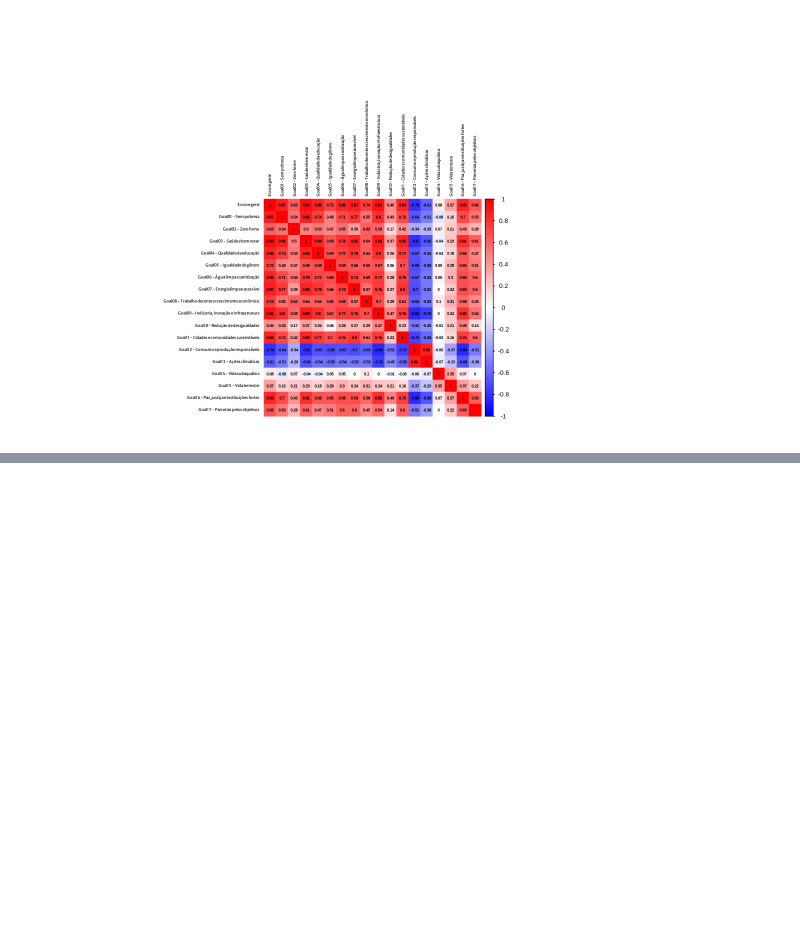
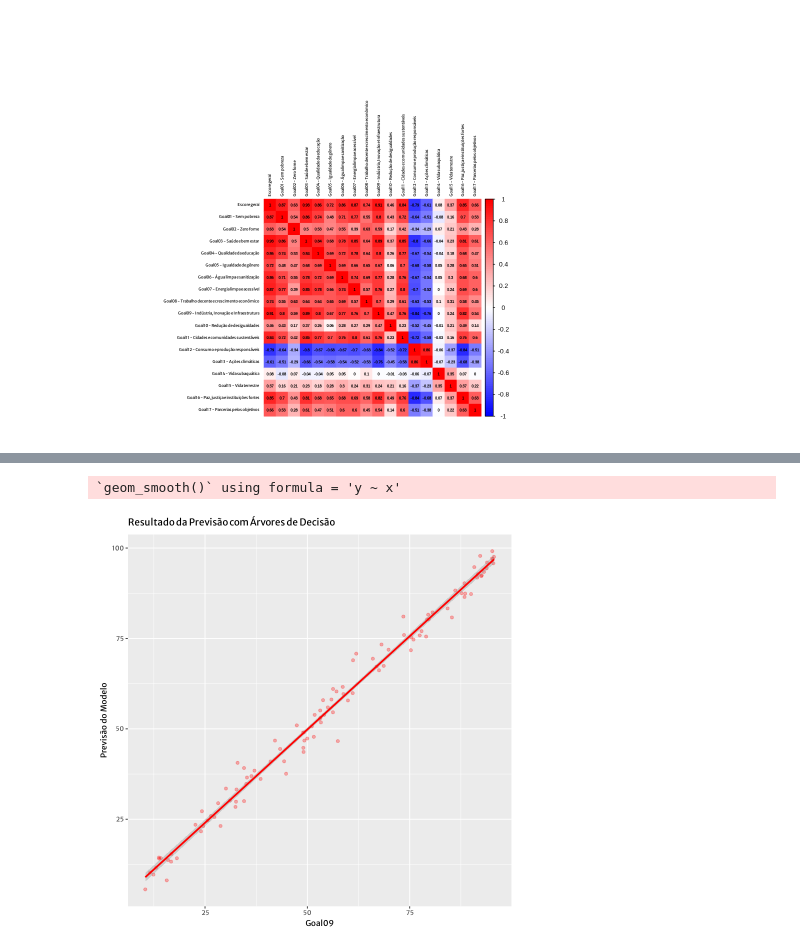
Before and after one commit to ramonferrari/mpgc_ti, a Jupyter notebook: DAV_S2023_Códigos_Pré_Projeto.ipynb, the cells around one changed output, grey strips where cells are left out. Saved outputs shown, nothing was run; the diff lists cells and outputs as text; code cells hidden in the pictures; blank space fills up the shorter version.

```diff
--- a/DAV_S2023_Códigos_Pré_Projeto.ipynb
+++ b/DAV_S2023_Códigos_Pré_Projeto.ipynb
@@ -339,0 +473,6 @@ png
+# %%
+#----------ExtrapolacaoArvore----
+set.seed(314)
+cv <- trainControl(method = "repeatedcv", number = 10, savePredictions = TRUE, classProbs=TRUE)
+model_boosting <- train(Goal09~., data = dfmod, method = "rf",trControl = cv)
+model_boosting
@@ -339,0 +499,15 @@ png
+# %%
+y_Model3 <- predict(model_boosting, dfmod)
+dfmod$Model3 <- y_Model3
+
+g2 <- ggplot(dfmod, aes(x=Model3, y=Goal09)) +
+  geom_point(alpha=.3,color='red') +
+  geom_smooth(method=lm,color="red") +
+  ggtitle("Resultado da Previsão com Árvores de Decisão")+
+  xlab("Goal09") + ylab("Previsão do Modelo")+
+  theme(axis.title = element_text(family = "merri"),title = element_text(family = "merri",size = 12))+
+  theme(text = element_text(size=12,family = "merri"))
+g2
+# %% [output]
+`geom_smooth()` using formula = 'y ~ x'
+[figure, added]
```
Also changed, not shown: parts of 9 cells of this notebook.
